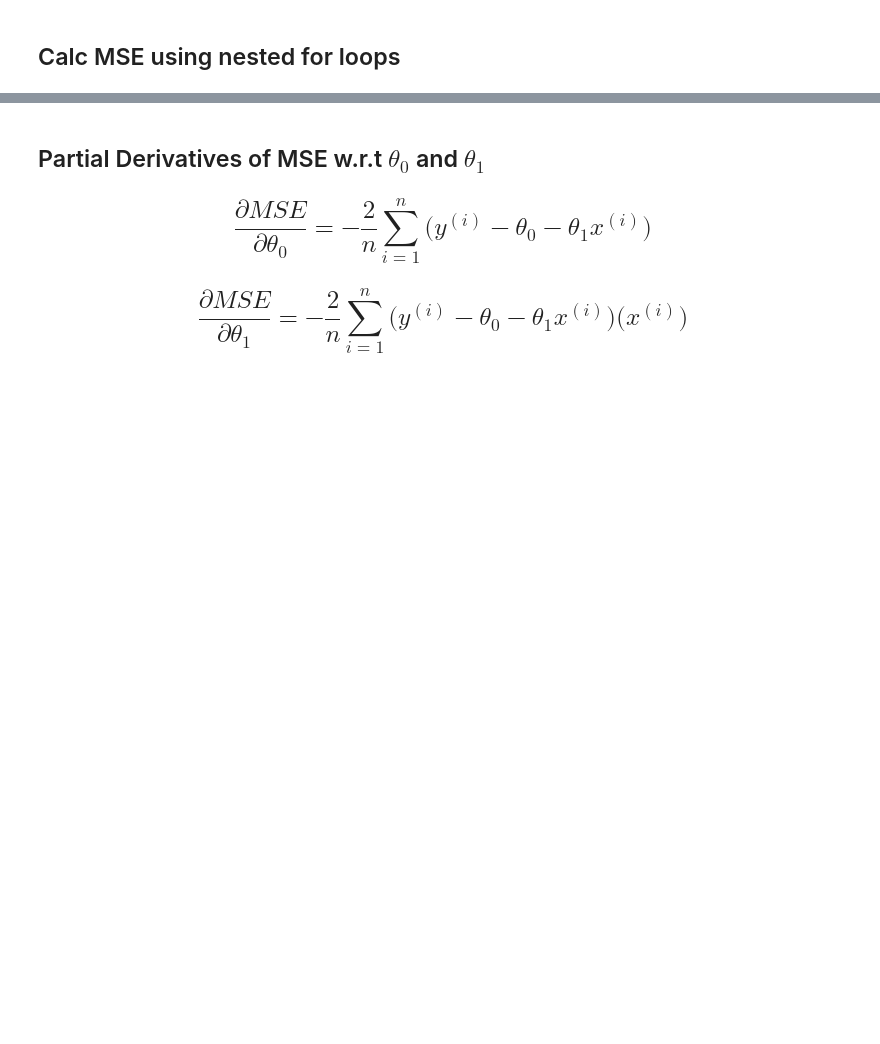
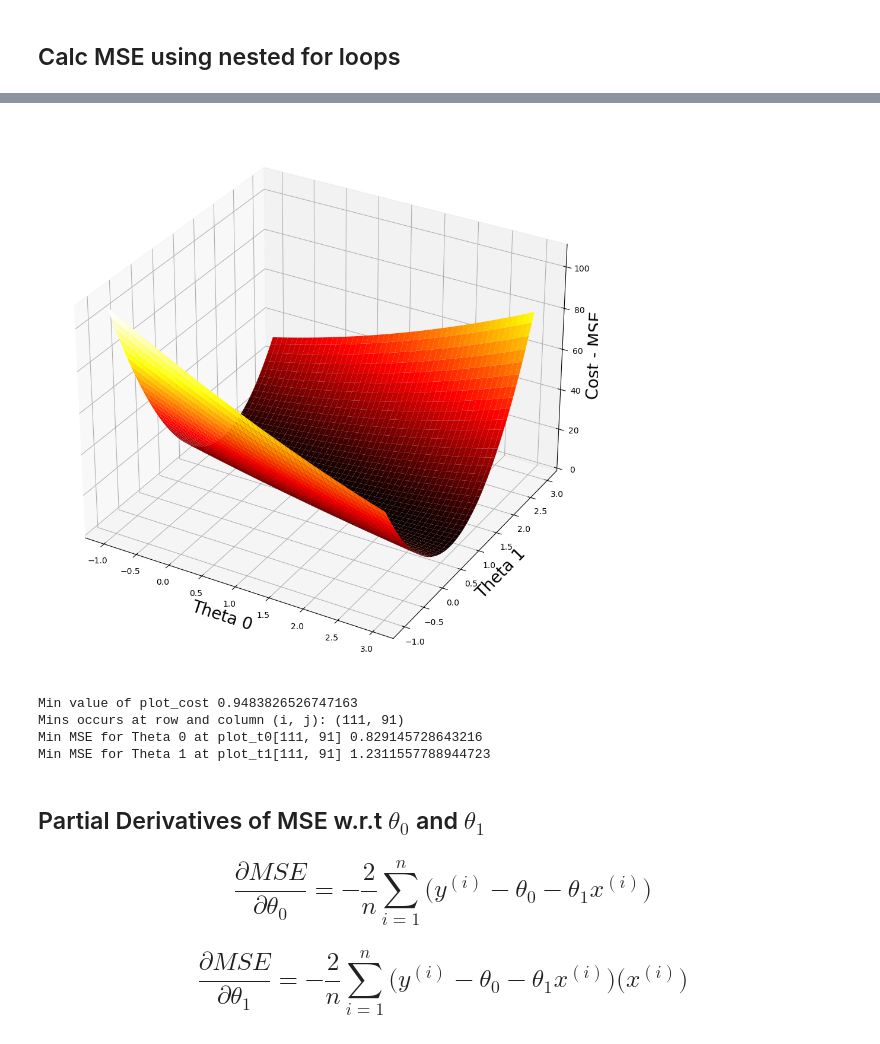
Before and after one commit to kicyiu/ml-bootcamp, a Jupyter notebook: 03 Gradient Descent.ipynb, the cells around one changed output, grey strips where cells are left out. Drawn from its saved outputs; the diff is of its cells as text; code cells hidden in the pictures; blank space fills up the shorter version.

```diff
--- a/03 Gradient Descent.ipynb
+++ b/03 Gradient Descent.ipynb
@@ -689,8 +771,9 @@ plot_cost = np.zeros((nr_thetas, nr_thetas))
 for i in range(nr_thetas):
     for j in range(nr_thetas):
         y_hat = plot_t0[i][j] + plot_t1[i][j]*x_5
-        plot_cost[i][j] = mse(y_5, y_hat)
+        plot_cost[i][j] = mse(y_5, y_hat).item()
 
+print('y_hat', y_hat.shape)
 print('Shape of plot_t0', plot_t0.shape)
 print('Shape of plot_t1', plot_t1.shape)
 print('Shape of plot_cost', plot_cost.shape)
@@ -702,20 +800,27 @@ for i in range(3):
 # %%
 # Plotting MSE
 fig = plt.figure(figsize=[16, 12])
-ax = fig.gca(projection='3d')
+ax = fig.add_subplot(projection='3d')
 
 ax.set_xlabel('Theta 0', fontsize=20)
 ax.set_ylabel('Theta 1', fontsize=20)
 ax.set_zlabel('Cost - MSE', fontsize=20)
 
 ax.plot_surface(plot_t0, plot_t1, plot_cost, cmap=cm.hot)
 plt.show()
+# %% [output]
+[figure, added]
 # %%
 print('Min value of plot_cost', plot_cost.min())
 ij_min = np.unravel_index(indices=plot_cost.argmin(), shape=plot_cost.shape)
 print('Mins occurs at row and column (i, j):', ij_min)
 print('Min MSE for Theta 0 at plot_t0[111, 91]', plot_t0[111, 91])
 print('Min MSE for Theta 1 at plot_t1[111, 91]', plot_t1[111, 91])
+# %% [output]
+Min value of plot_cost 0.9483826526747163
+Mins occurs at row and column (i, j): (111, 91)
+Min MSE for Theta 0 at plot_t0[111, 91] 0.829145728643216
+Min MSE for Theta 1 at plot_t1[111, 91] 1.2311557788944723
 # %% [markdown]
 ## Partial Derivatives of MSE w.r.t $\theta_0$ and $\theta_1$
 
```
Also changed, not shown: parts of 22 cells of this notebook, 4 other files.
